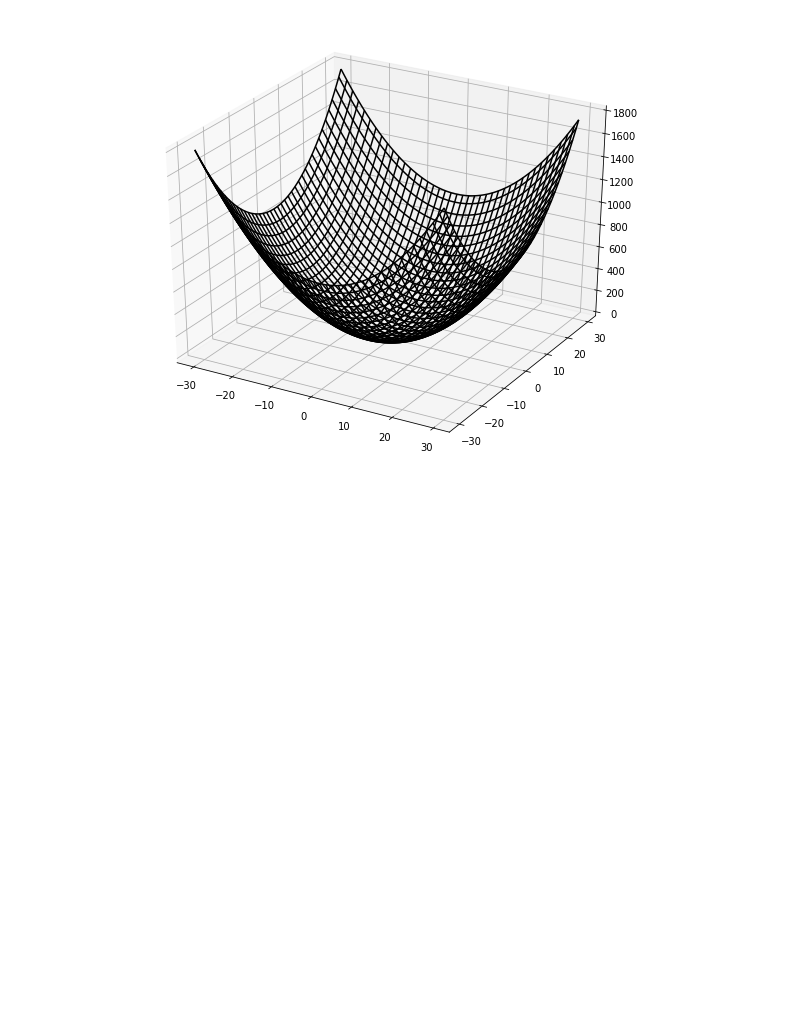
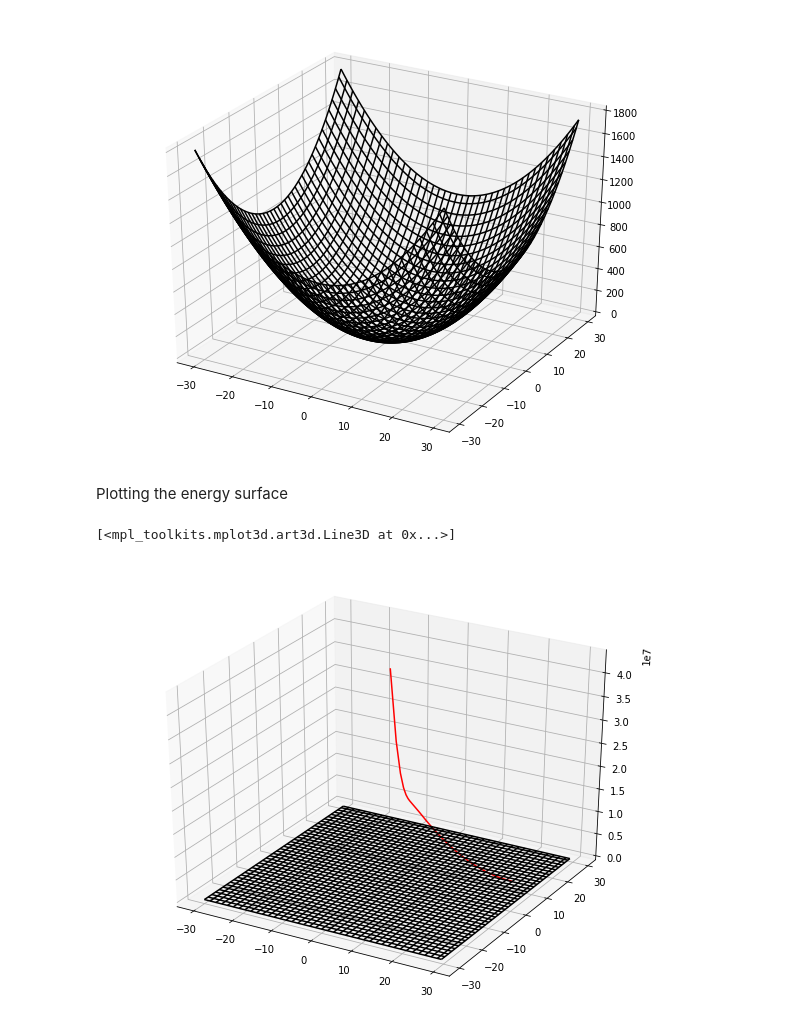
Before and after one commit to youn-gs/test, a Jupyter notebook: machine_learning.ipynb, the cells around one changed output. Saved outputs shown, nothing was run; the diff lists cells and outputs as text; code cells hidden in the pictures; blank space fills up the shorter version.

Commit message:
Plotting the optimization path

```diff
--- a/machine_learning.ipynb
+++ b/machine_learning.ipynb
@@ -206,3 +206,18 @@ ax2 = fig.gca(projection = '3d')
 surf = ax2.plot_wireframe(X, Y, Z, color = 'k')
 # %% [output]
 [figure]
+# %% [markdown]
+Plotting the energy surface
+# %%
+X = np.arange(-30, 30, 0.5)
+Y = np.arange(-30, 30, 0.5)
+X, Y = np.meshgrid(X, Y)
+Z = X**2 + Y**2
+
+fig = plt.figure(figsize=(10,8))
+ax2 = fig.gca(projection = '3d')
+surf = ax2.plot_wireframe(X, Y, Z, color = 'k')
+ax2.plot(theta0, theta1, cost_history, 'r')
+# %% [output]
+[<mpl_toolkits.mplot3d.art3d.Line3D at 0x...>]
+[figure, added]
```
